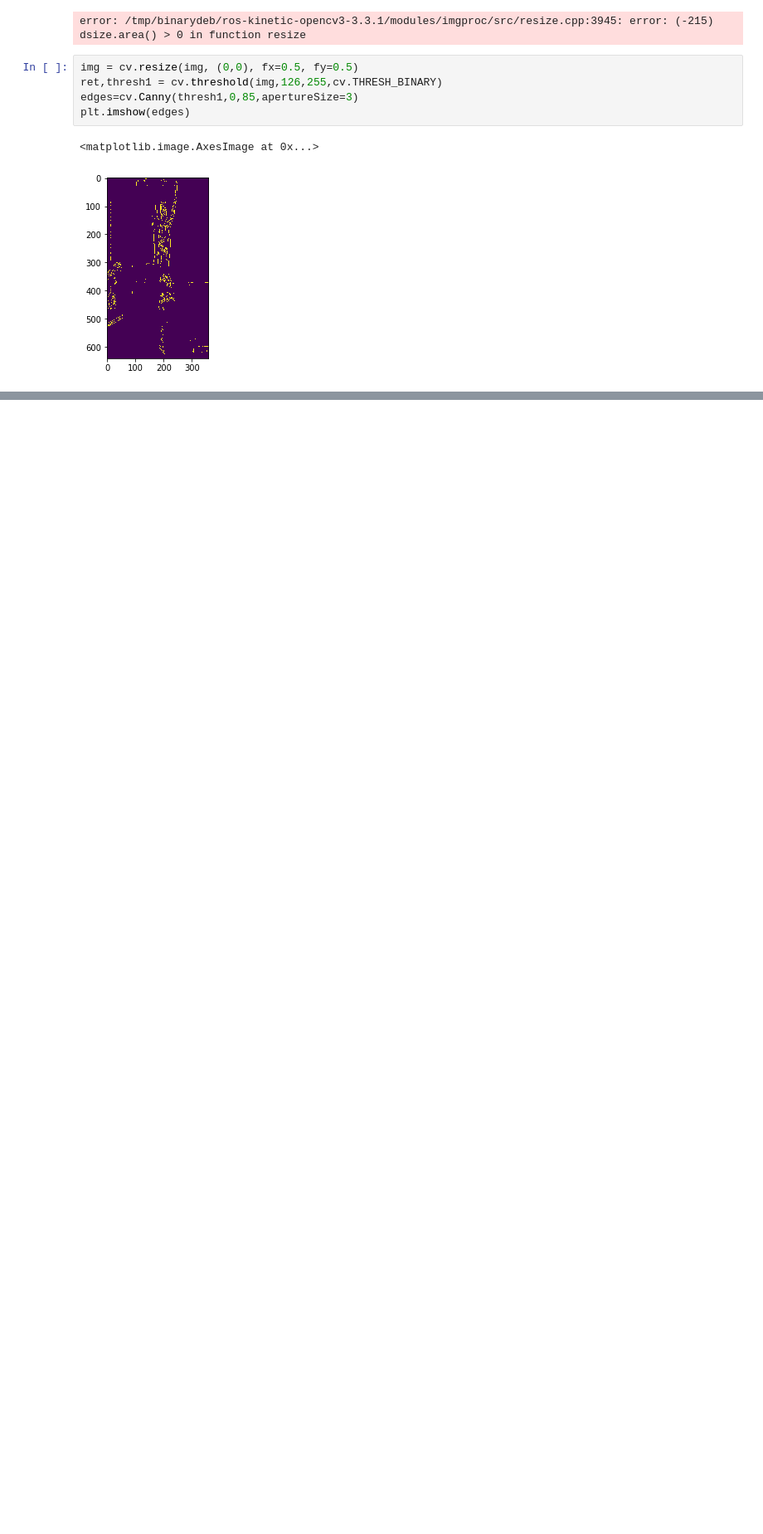
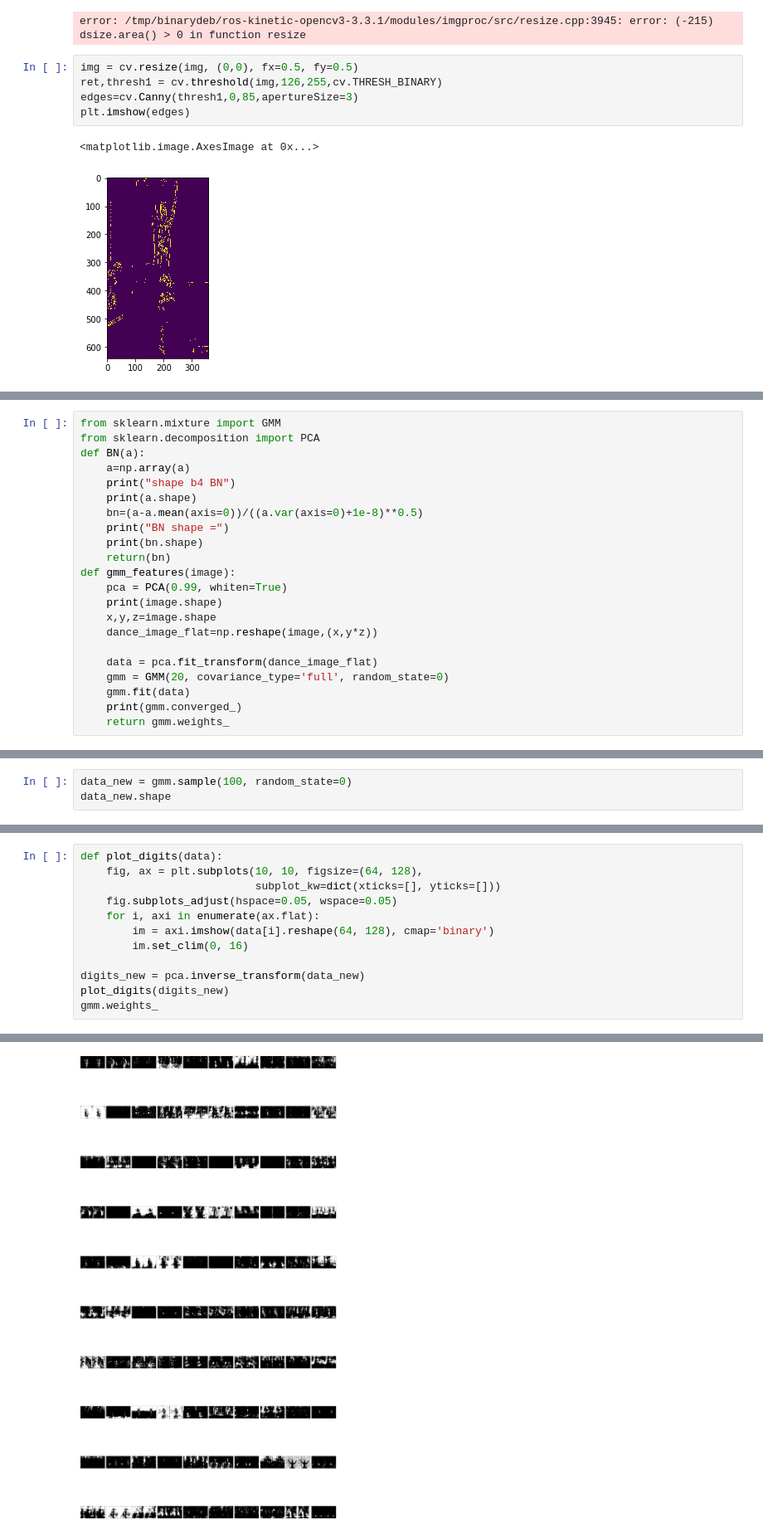
Before and after one commit to rishabhguptagithub/ICD, a Jupyter notebook: code_Dace.ipynb, the cells around one changed output, grey strips where cells are left out. Shown at 83% size. Drawn from its saved outputs; the diff is of its cells as text; blank space fills up the shorter version.

```diff
--- a/code_Dace.ipynb
+++ b/code_Dace.ipynb
@@ -278,3 +263,25 @@ cv2.imshow("Output", image)
 cv2.waitKey(0)
 # %% [output]
 [INFO] 56 unique segments found
+# %%
+from sklearn.mixture import GMM
+from sklearn.decomposition import PCA
+def BN(a):
+    a=np.array(a)
+    print("shape b4 BN")
+    print(a.shape)
+    bn=(a-a.mean(axis=0))/((a.var(axis=0)+1e-8)**0.5)
+    print("BN shape =")
+    print(bn.shape)
+    return(bn)
+def gmm_features(image):
+    pca = PCA(0.99, whiten=True)
+    print(image.shape)
+    x,y,z=image.shape
+    dance_image_flat=np.reshape(image,(x,y*z))
+
+    data = pca.fit_transform(dance_image_flat)
+    gmm = GMM(20, covariance_type='full', random_state=0)
+    gmm.fit(data)
+    print(gmm.converged_)
+    return gmm.weights_
@@ -280,0 +566,3 @@ cv2.waitKey(0)
+# %%
+data_new = gmm.sample(100, random_state=0)
+data_new.shape
@@ -280,0 +571,13 @@ cv2.waitKey(0)
+# %%
+def plot_digits(data):
+    fig, ax = plt.subplots(10, 10, figsize=(64, 128),
+                           subplot_kw=dict(xticks=[], yticks=[]))
+    fig.subplots_adjust(hspace=0.05, wspace=0.05)
+    for i, axi in enumerate(ax.flat):
+        im = axi.imshow(data[i].reshape(64, 128), cmap='binary')
+        im.set_clim(0, 16)
+
+digits_new = pca.inverse_transform(data_new)
+plot_digits(digits_new)
+gmm.weights_
+# %% [output]
@@ -280,0 +588 @@ cv2.waitKey(0)
+[figure, added]
```
Also changed, not shown: parts of 10 cells of this notebook.
